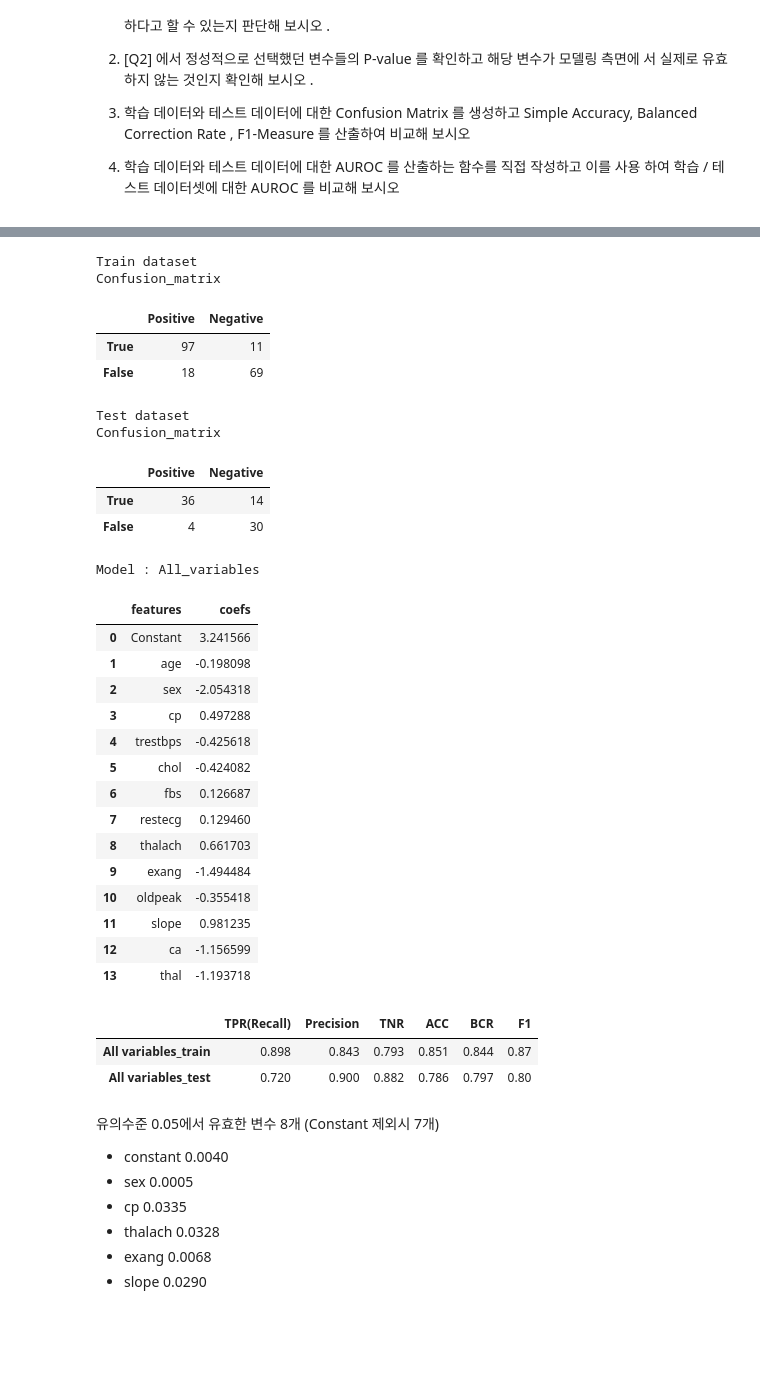
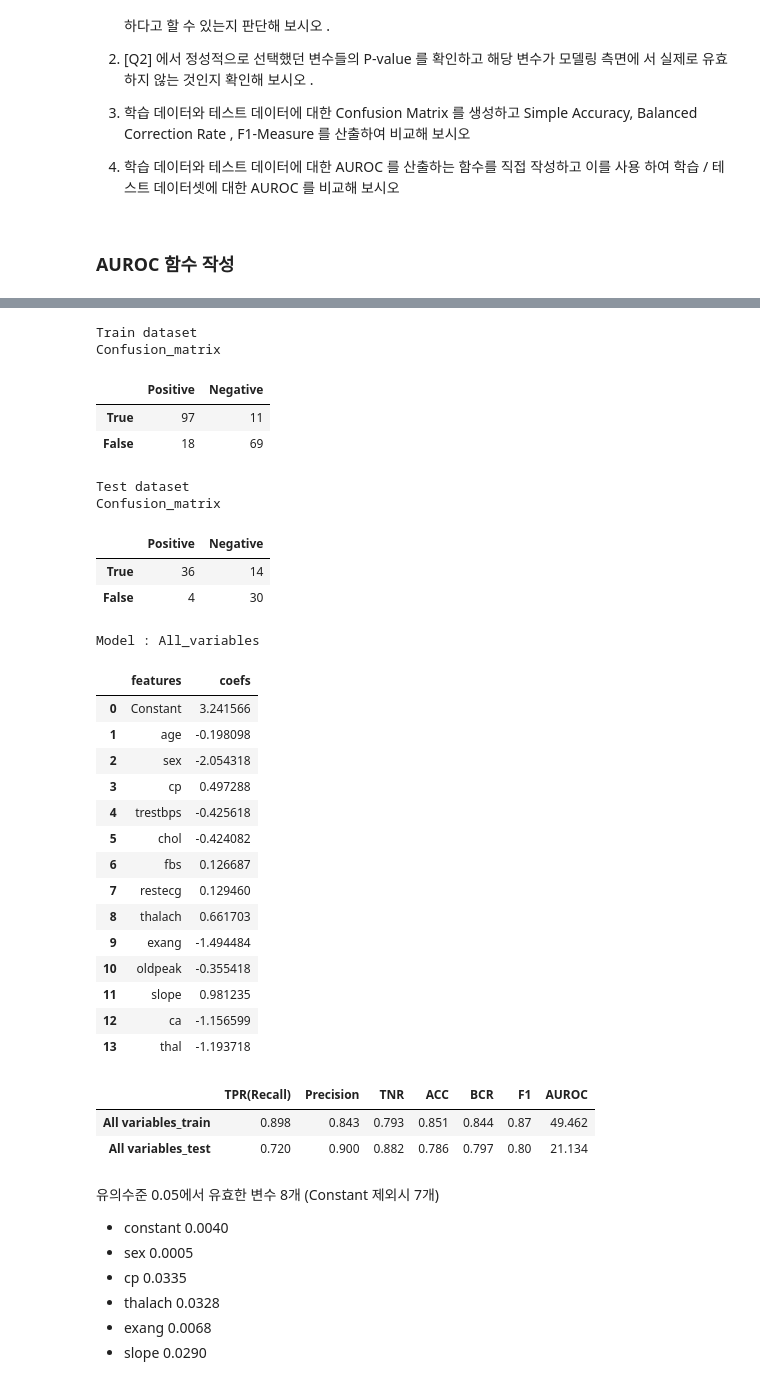
Before and after one commit to umkiyoung/MultivariateAnalysis, a Jupyter notebook: Assignments/Assignment_2/LogisticRegression_heart.ipynb, the cells around one changed output, grey strips where cells are left out. Cells and saved outputs as stored; diff of their text form; code cells hidden in the pictures; blank space fills up the shorter version.

```diff
--- a/Assignments/Assignment_2/LogisticRegression_heart.ipynb
+++ b/Assignments/Assignment_2/LogisticRegression_heart.ipynb
@@ -782,8 +782,43 @@ df_train, df_test = train_test_split(original_data, **split_params)
 # %%
 x_trn, y_trn, x_tst, y_tst = df_train.drop(columns=['target']),df_train['target'],df_test.drop(columns=['target']),df_test['target']
 feature_names = list(x_trn.columns)
-# %%
-result_dict = {}
+# %% [markdown]
+### AUROC 함수 작성
+# %%
+def auroc_dtframe_init(model,x,y):
+    prob_heartdisease = model.predict_proba(x)[:,1]
+    label_heartdisease = y
+    AUROC = pd.DataFrame({'P(HD)': list(prob_heartdisease), 'Label':list(label_heartdisease)}).sort_values(by='P(HD)',ascending=False)
+    AUROC.index = list(range(len(AUROC)))
+
+    TPR_ = []
+    FPR_ = []
+
+    for i in range(len(AUROC)):
+        cutoff_value = AUROC['P(HD)'][i]
+        pred = AUROC['P(HD)'].apply(lambda x: 1 if x>=cutoff_value else 0)
+        cm = confusion_matrix(y_true = AUROC['Label'], y_pred = pred)
+        tn, fp, fn, tp = cm.ravel()
+        TPR = round(tp/(tp+fn),3) #recall
+        FPR = round(fp/(tn+fp),3)
+        TPR_.append(TPR)
+        FPR_.append(FPR)
+
+    AUROC['TPR'] = TPR_
+    AUROC['FPR'] = FPR_
+
+    AUROC.loc[len(AUROC)+1] = [None,None,None,None]
+    AUROC=AUROC.shift()
+    AUROC.loc[0] = [np.nan,np.nan,0,0]
+
+    return AUROC
+
+
+def auroc(model, x_trn, x_tst, y_trn, y_tst):
+    AUROC_trn = auroc_dtframe_init(model, x_trn,y_trn)
+    AUROC_tst = auroc_dtframe_init(model, x_tst,y_tst)
+
+    return (AUROC_trn , AUROC_tst)
 # %%
 seed = 1234
 full_config = {
@@ -802,12 +837,16 @@ features_dict['All Variables'] = ['constant']+feature_names
 full_model = LogisticRegression(**full_config).fit(x_trn,y_trn)
 logit_pvalue(full_model, x_trn, feature_names)
 
+AUROC_trn, AUROC_tst = auroc(full_model,x_trn,x_tst,y_trn,y_tst)
+trn_AUROC_Score = round(np.sum(AUROC_trn['TPR']*AUROC_trn['FPR']),3)
+tst_AUROC_Score = round(np.sum(AUROC_tst['TPR']*AUROC_tst['FPR']),3)
+
 y_pred_train = full_model.predict(x_trn)
 y_pred = full_model.predict(x_tst)
 print("Train dataset")
-result_dict['All variables_train'] = perf_eval_clf(y_trn,y_pred_train)
+result_dict['All variables_train'] = perf_eval_clf(y_trn,y_pred_train)+[trn_AUROC_Score]
 print("Test dataset")
-result_dict['All variables_test'] = perf_eval_clf(y_tst,y_pred)
+result_dict['All variables_test'] = perf_eval_clf(y_tst,y_pred)+[tst_AUROC_Score]
 display_coefs(full_model, 'All_variables')
 display_result(result_dict,)
 # %% [output]
@@ -825,36 +864,36 @@ display_result(result_dict,)
 | oldpeak | 0.2763 |
 | slope | 0.0290 |
 | ca | 0.0001 |
 | thal | 0.0018 |
 Train dataset
 Confusion_matrix
 |  | Positive | Negative |
 | True | 97 | 11 |
 | False | 18 | 69 |
 Test dataset
 Confusion_matrix
 |  | Positive | Negative |
 | True | 36 | 14 |
 | False | 4 | 30 |
 Model : All_variables
 |  | features | coefs |
 | 0 | Constant | 3.241566 |
 | 1 | age | -0.198098 |
 | 2 | sex | -2.054318 |
 | 3 | cp | 0.497288 |
 | 4 | trestbps | -0.425618 |
 | 5 | chol | -0.424082 |
 | 6 | fbs | 0.126687 |
 | 7 | restecg | 0.129460 |
 | 8 | thalach | 0.661703 |
 | 9 | exang | -1.494484 |
 | 10 | oldpeak | -0.355418 |
 | 11 | slope | 0.981235 |
 | 12 | ca | -1.156599 |
 | 13 | thal | -1.193718 |
-|  | TPR(Recall) | Precision | TNR | ACC | BCR | F1 |
-| All variables_train | 0.898 | 0.843 | 0.793 | 0.851 | 0.844 | 0.87 |
-| All variables_test | 0.720 | 0.900 | 0.882 | 0.786 | 0.797 | 0.80 |
+|  | TPR(Recall) | Precision | TNR | ACC | BCR | F1 | AUROC |
+| All variables_train | 0.898 | 0.843 | 0.793 | 0.851 | 0.844 | 0.87 | 49.462 |
+| All variables_test | 0.720 | 0.900 | 0.882 | 0.786 | 0.797 | 0.80 | 21.134 |
 # %% [markdown]
 유의수준 0.05에서 유효한 변수 8개 (Constant 제외시 7개)
 
```
Also changed, not shown: parts of 3 cells of this notebook.
